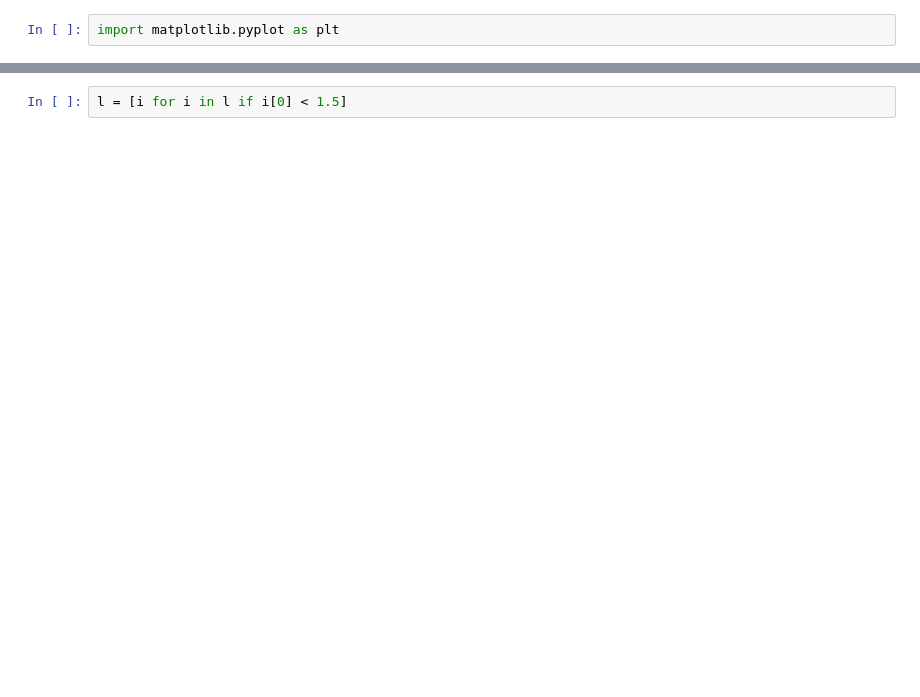
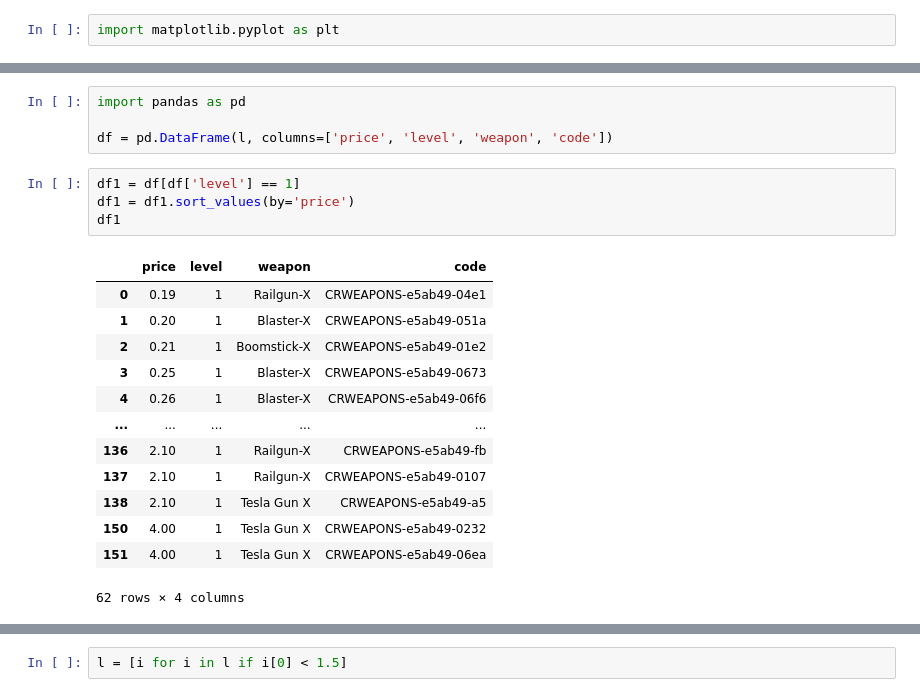
Before and after one commit to VincenzoImp/Cantina-Royale, a Jupyter notebook: XOXNO scraper/weapon/scraper2.ipynb, the cells around one changed output, grey strips where cells are left out. Drawn from its saved outputs; the diff is of its cells as text; blank space fills up the shorter version.

```diff
--- a/XOXNO scraper/weapon/scraper2.ipynb
+++ b/XOXNO scraper/weapon/scraper2.ipynb
@@ -76,0 +82,22 @@ CRWEAPONS-e5ab49-05bb
+# %%
+import pandas as pd
+
+df = pd.DataFrame(l, columns=['price', 'level', 'weapon', 'code'])
+# %%
+df1 = df[df['level'] == 1]
+df1 = df1.sort_values(by='price')
+df1
+# %% [output]
+|  | price | level | weapon | code |
+| 0 | 0.19 | 1 | Railgun-X | CRWEAPONS-e5ab49-04e1 |
+| 1 | 0.20 | 1 | Blaster-X | CRWEAPONS-e5ab49-051a |
+| 2 | 0.21 | 1 | Boomstick-X | CRWEAPONS-e5ab49-01e2 |
+| 3 | 0.25 | 1 | Blaster-X | CRWEAPONS-e5ab49-0673 |
+| 4 | 0.26 | 1 | Blaster-X | CRWEAPONS-e5ab49-06f6 |
+| ... | ... | ... | ... | ... |
+| 136 | 2.10 | 1 | Railgun-X | CRWEAPONS-e5ab49-fb |
+| 137 | 2.10 | 1 | Railgun-X | CRWEAPONS-e5ab49-0107 |
+| 138 | 2.10 | 1 | Tesla Gun X | CRWEAPONS-e5ab49-a5 |
+| 150 | 4.00 | 1 | Tesla Gun X | CRWEAPONS-e5ab49-0232 |
+| 151 | 4.00 | 1 | Tesla Gun X | CRWEAPONS-e5ab49-06ea |
+62 rows × 4 columns
```
Also changed, not shown: parts of 11 cells of this notebook, 1 other file.
